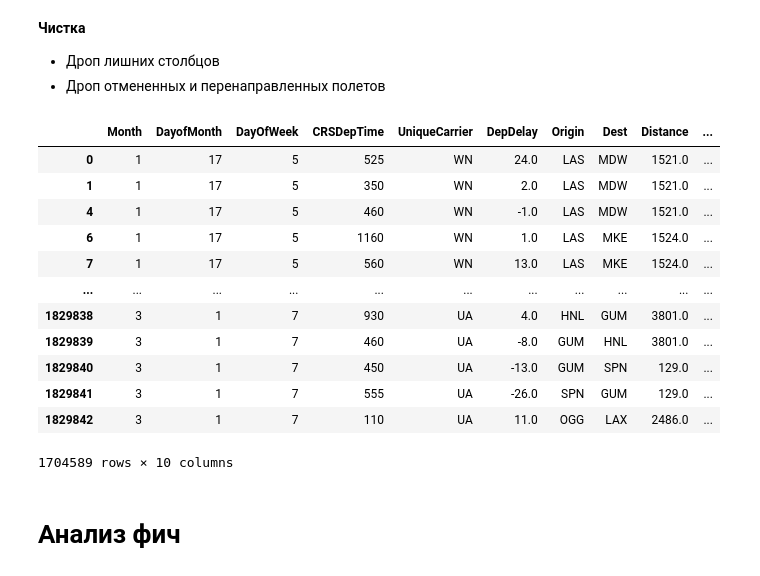
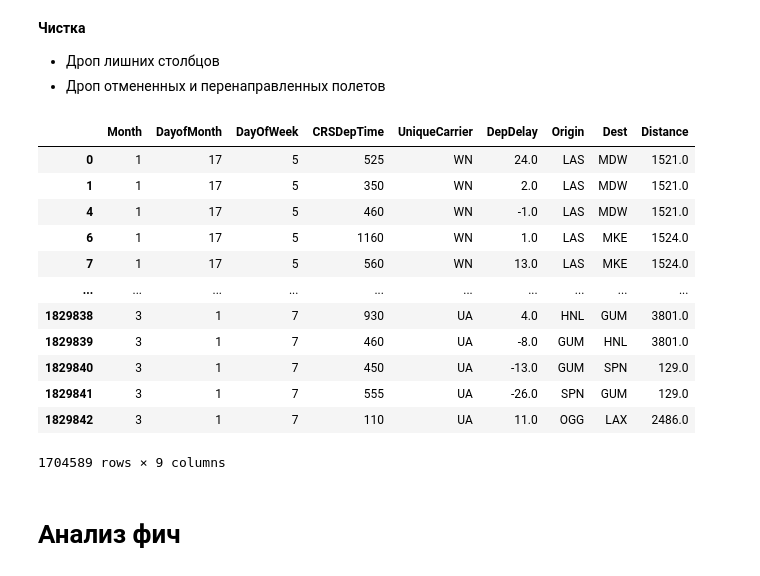
Before and after one commit to Aribaldi/Mlinreg, a Jupyter notebook: LinearRegression.ipynb, the cells around one changed output. Drawn from its saved outputs; the diff is of its cells as text; code cells hidden in the pictures.

```diff
--- a/LinearRegression.ipynb
+++ b/LinearRegression.ipynb
@@ -137,29 +137,29 @@ raw
 *   Дроп отмененных и перенаправленных полетов
 # %%
 df = raw.drop(['Year', 'ArrTime', 'CRSArrTime', 'FlightNum', 'TailNum',
-               'ActualElapsedTime', 'CRSElapsedTime', 'AirTime', 'ArrDelay', 'TaxiIn', #'TaxiOut',
+               'ActualElapsedTime', 'CRSElapsedTime', 'AirTime', 'ArrDelay', 'TaxiIn', 'TaxiOut',
                'CarrierDelay', 'WeatherDelay', 'NASDelay', 'SecurityDelay', 'LateAircraftDelay', 'CancellationCode', 'DepTime' ], axis=1)
 df = df[(df.Cancelled != 1.) & (df.Diverted != 1.)]
 df = df.drop(['Cancelled', 'Diverted'], axis=1)
 df['CRSDepTime'].isna().sum()
 temp = df['CRSDepTime'].to_numpy()
 temp = list(map(lambda x: x // 100 * 60 + x % 100, temp))
 df['CRSDepTime'] = pd.Series(temp, index=df.index)
 df
 # %% [output]
-|  | Month | DayofMonth | DayOfWeek | CRSDepTime | UniqueCarrier | DepDelay | Origin | Dest | Distance | ... |
-| 0 | 1 | 17 | 5 | 525 | WN | 24.0 | LAS | MDW | 1521.0 | ... |
-| 1 | 1 | 17 | 5 | 350 | WN | 2.0 | LAS | MDW | 1521.0 | ... |
-| 4 | 1 | 17 | 5 | 460 | WN | -1.0 | LAS | MDW | 1521.0 | ... |
-| 6 | 1 | 17 | 5 | 1160 | WN | 1.0 | LAS | MKE | 1524.0 | ... |
-| 7 | 1 | 17 | 5 | 560 | WN | 13.0 | LAS | MKE | 1524.0 | ... |
-| ... | ... | ... | ... | ... | ... | ... | ... | ... | ... | ... |
-| 1829838 | 3 | 1 | 7 | 930 | UA | 4.0 | HNL | GUM | 3801.0 | ... |
-| 1829839 | 3 | 1 | 7 | 460 | UA | -8.0 | GUM | HNL | 3801.0 | ... |
-| 1829840 | 3 | 1 | 7 | 450 | UA | -13.0 | GUM | SPN | 129.0 | ... |
-| 1829841 | 3 | 1 | 7 | 555 | UA | -26.0 | SPN | GUM | 129.0 | ... |
-| 1829842 | 3 | 1 | 7 | 110 | UA | 11.0 | OGG | LAX | 2486.0 | ... |
+|  | Month | DayofMonth | DayOfWeek | CRSDepTime | UniqueCarrier | DepDelay | Origin | Dest | Distance |
+| 0 | 1 | 17 | 5 | 525 | WN | 24.0 | LAS | MDW | 1521.0 |
+| 1 | 1 | 17 | 5 | 350 | WN | 2.0 | LAS | MDW | 1521.0 |
+| 4 | 1 | 17 | 5 | 460 | WN | -1.0 | LAS | MDW | 1521.0 |
+| 6 | 1 | 17 | 5 | 1160 | WN | 1.0 | LAS | MKE | 1524.0 |
+| 7 | 1 | 17 | 5 | 560 | WN | 13.0 | LAS | MKE | 1524.0 |
+| ... | ... | ... | ... | ... | ... | ... | ... | ... | ... |
+| 1829838 | 3 | 1 | 7 | 930 | UA | 4.0 | HNL | GUM | 3801.0 |
+| 1829839 | 3 | 1 | 7 | 460 | UA | -8.0 | GUM | HNL | 3801.0 |
+| 1829840 | 3 | 1 | 7 | 450 | UA | -13.0 | GUM | SPN | 129.0 |
+| 1829841 | 3 | 1 | 7 | 555 | UA | -26.0 | SPN | GUM | 129.0 |
+| 1829842 | 3 | 1 | 7 | 110 | UA | 11.0 | OGG | LAX | 2486.0 |
-1704589 rows × 10 columns
+1704589 rows × 9 columns
 # %% [markdown]
 # **Анализ фич**
 # %%
```
Also changed, not shown: parts of 3 cells of this notebook, 9 other files.
